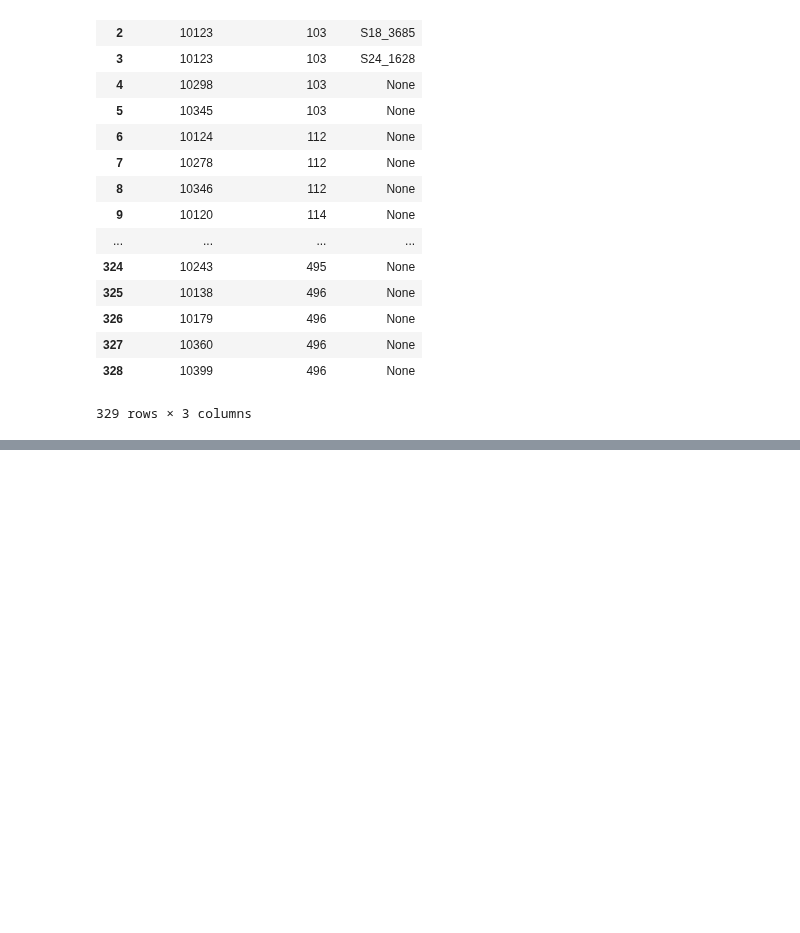
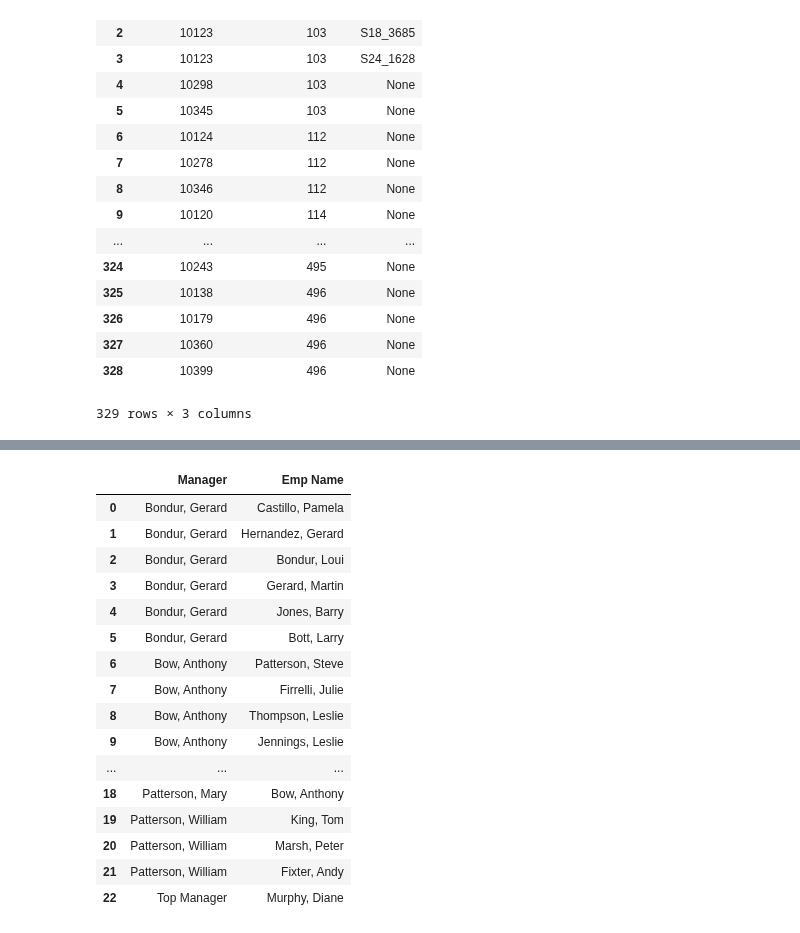
Before and after one commit to dennypirhadi/digitalent2018, a Jupyter notebook: Join SQL.ipynb, the cells around one changed output, grey strips where cells are left out. Cells and saved outputs as stored; diff of their text form; code cells hidden in the pictures; blank space fills up the shorter version.

```diff
--- a/Join SQL.ipynb
+++ b/Join SQL.ipynb
@@ -274,0 +362,30 @@ FROM
+# %%
+run("""
+SELECT
+    IFNULL(CONCAT(m.lastname, ', ', m.firstname),
+            'Top Manager') AS 'Manager',
+    CONCAT(e.lastname, ', ', e.firstname) AS 'Emp Name'
+FROM
+    employees e
+        LEFT JOIN
+    employees m ON m.employeeNumber = e.reportsto
+ORDER BY manager
+""")
+# %% [output]
+|  | Manager | Emp Name |
+| 0 | Bondur, Gerard | Castillo, Pamela |
+| 1 | Bondur, Gerard | Hernandez, Gerard |
+| 2 | Bondur, Gerard | Bondur, Loui |
+| 3 | Bondur, Gerard | Gerard, Martin |
+| 4 | Bondur, Gerard | Jones, Barry |
+| 5 | Bondur, Gerard | Bott, Larry |
+| 6 | Bow, Anthony | Patterson, Steve |
+| 7 | Bow, Anthony | Firrelli, Julie |
+| 8 | Bow, Anthony | Thompson, Leslie |
+| 9 | Bow, Anthony | Jennings, Leslie |
+| ... | ... | ... |
+| 18 | Patterson, Mary | Bow, Anthony |
+| 19 | Patterson, William | King, Tom |
+| 20 | Patterson, William | Marsh, Peter |
+| 21 | Patterson, William | Fixter, Andy |
+| 22 | Top Manager | Murphy, Diane |
```
Also changed, not shown: parts of 6 cells of this notebook.
